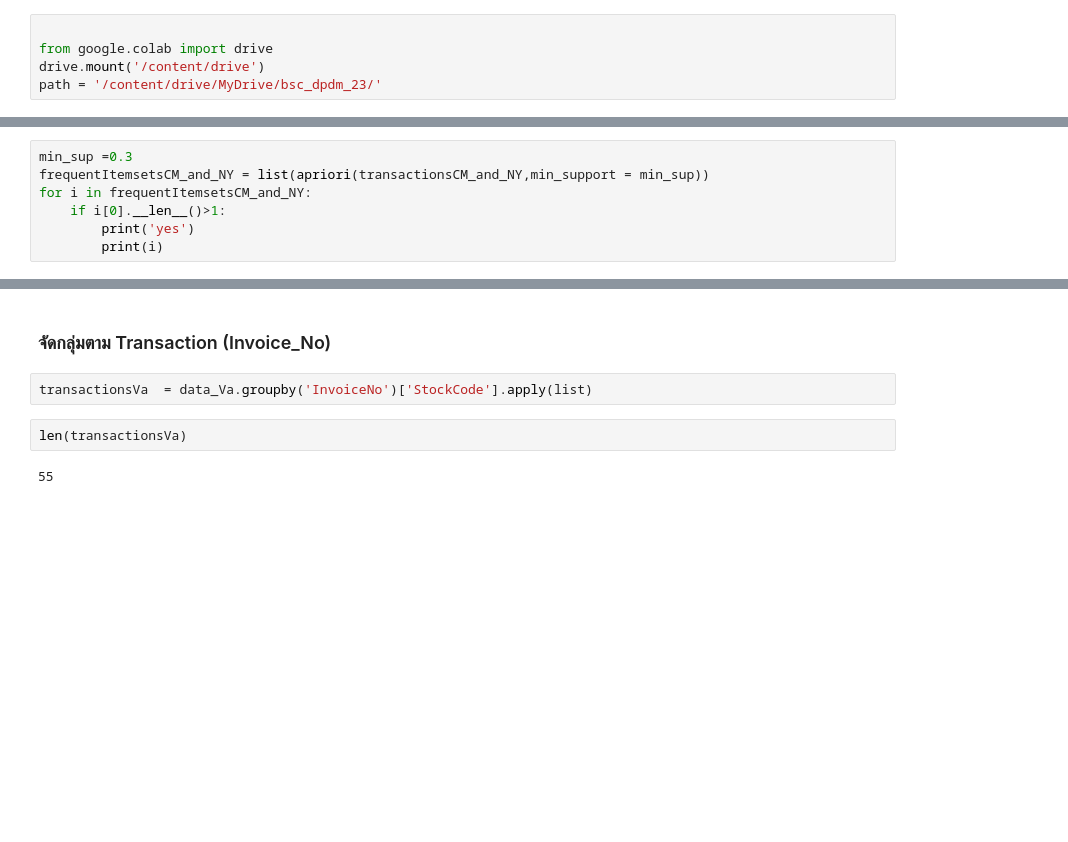
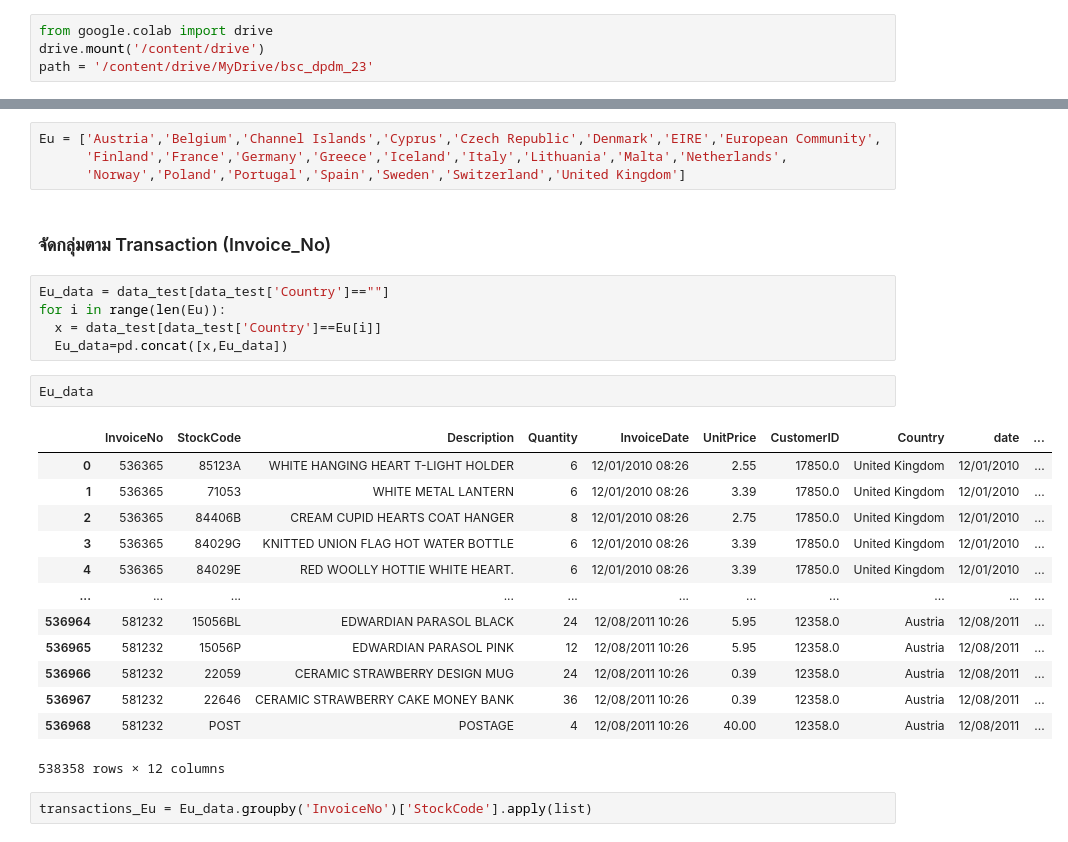
Before and after one commit to Sashimimeow/BSC_DPDM23, a Jupyter notebook: Frequent_Patterns_(Association_Rules).ipynb, the cells around one changed output, grey strips where cells are left out. Cells and saved outputs as stored; diff of their text form; blank space fills up the shorter version.

```diff
--- a/Frequent_Patterns_(Association_Rules).ipynb
+++ b/Frequent_Patterns_(Association_Rules).ipynb
@@ -4,10 +4,9 @@
 import pandas as pd
 import os
 # %%
-
 from google.colab import drive
 drive.mount('/content/drive')
-path = '/content/drive/MyDrive/bsc_dpdm_23/'
+path = '/content/drive/MyDrive/bsc_dpdm_23'
 # %% [output]
 Drive already mounted at /content/drive; to attempt to forcibly remount, call drive.mount("/content/drive", force_remount=True).
 # %%
@@ -507,7 +503,0 @@ Name: StockCode, dtype: object
-# %%
-min_sup =0.3
-frequentItemsetsCM_and_NY = list(apriori(transactionsCM_and_NY,min_support = min_sup))
-for i in frequentItemsetsCM_and_NY:
-    if i[0].__len__()>1:
-        print('yes')
-        print(i)
@@ -578,9 +554,30 @@ data_Va
+# %%
+Eu = ['Austria','Belgium','Channel Islands','Cyprus','Czech Republic','Denmark','EIRE','European Community',
+      'Finland','France','Germany','Greece','Iceland','Italy','Lithuania','Malta','Netherlands',
+      'Norway','Poland','Portugal','Spain','Sweden','Switzerland','United Kingdom']
 # %% [markdown]
 ### จัดกลุ่มตาม Transaction (Invoice_No)
+# %%
+Eu_data = data_test[data_test['Country']==""]
+for i in range(len(Eu)):
+  x = data_test[data_test['Country']==Eu[i]]
+  Eu_data=pd.concat([x,Eu_data])
+# %%
+Eu_data
+# %% [output]
+|  | InvoiceNo | StockCode | Description | Quantity | InvoiceDate | UnitPrice | CustomerID | Country | date | ... |
+| 0 | 536365 | 85123A | WHITE HANGING HEART T-LIGHT HOLDER | 6 | 12/01/2010 08:26 | 2.55 | 17850.0 | United Kingdom | 12/01/2010 | ... |
+| 1 | 536365 | 71053 | WHITE METAL LANTERN | 6 | 12/01/2010 08:26 | 3.39 | 17850.0 | United Kingdom | 12/01/2010 | ... |
+| 2 | 536365 | 84406B | CREAM CUPID HEARTS COAT HANGER | 8 | 12/01/2010 08:26 | 2.75 | 17850.0 | United Kingdom | 12/01/2010 | ... |
+| 3 | 536365 | 84029G | KNITTED UNION FLAG HOT WATER BOTTLE | 6 | 12/01/2010 08:26 | 3.39 | 17850.0 | United Kingdom | 12/01/2010 | ... |
+| 4 | 536365 | 84029E | RED WOOLLY HOTTIE WHITE HEART. | 6 | 12/01/2010 08:26 | 3.39 | 17850.0 | United Kingdom | 12/01/2010 | ... |
+| ... | ... | ... | ... | ... | ... | ... | ... | ... | ... | ... |
+| 536964 | 581232 | 15056BL | EDWARDIAN PARASOL BLACK | 24 | 12/08/2011 10:26 | 5.95 | 12358.0 | Austria | 12/08/2011 | ... |
+| 536965 | 581232 | 15056P | EDWARDIAN PARASOL PINK | 12 | 12/08/2011 10:26 | 5.95 | 12358.0 | Austria | 12/08/2011 | ... |
+| 536966 | 581232 | 22059 | CERAMIC STRAWBERRY DESIGN MUG | 24 | 12/08/2011 10:26 | 0.39 | 12358.0 | Austria | 12/08/2011 | ... |
+| 536967 | 581232 | 22646 | CERAMIC STRAWBERRY CAKE MONEY BANK | 36 | 12/08/2011 10:26 | 0.39 | 12358.0 | Austria | 12/08/2011 | ... |
+| 536968 | 581232 | POST | POSTAGE | 4 | 12/08/2011 10:26 | 40.00 | 12358.0 | Austria | 12/08/2011 | ... |
+538358 rows × 12 columns
 # %%
-transactionsVa  = data_Va.groupby('InvoiceNo')['StockCode'].apply(list)
+transactions_Eu = Eu_data.groupby('InvoiceNo')['StockCode'].apply(list)
-# %%
-len(transactionsVa)
-# %% [output]
-55
 # %%
```
Also changed, not shown: parts of 112 cells of this notebook.
